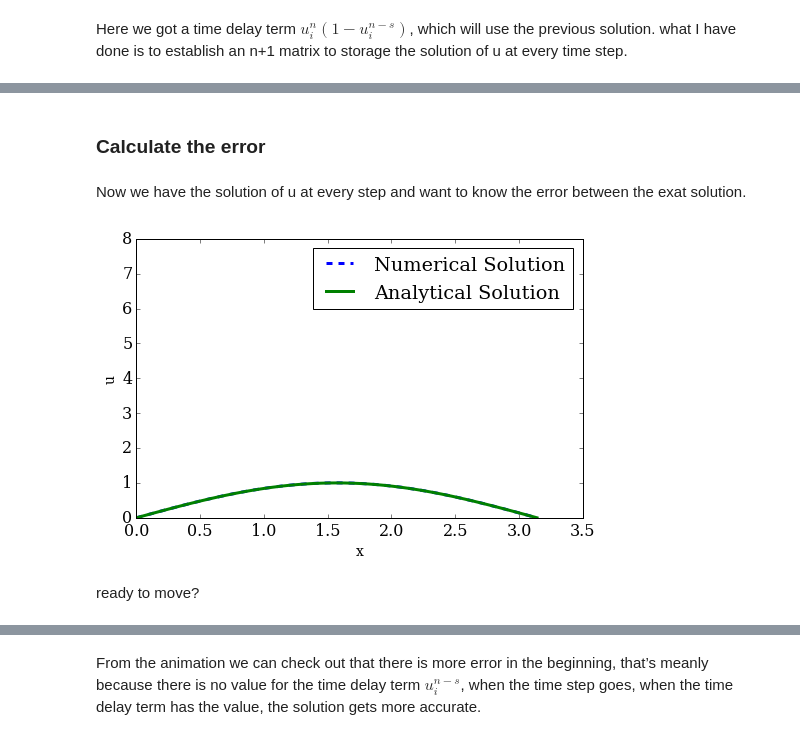
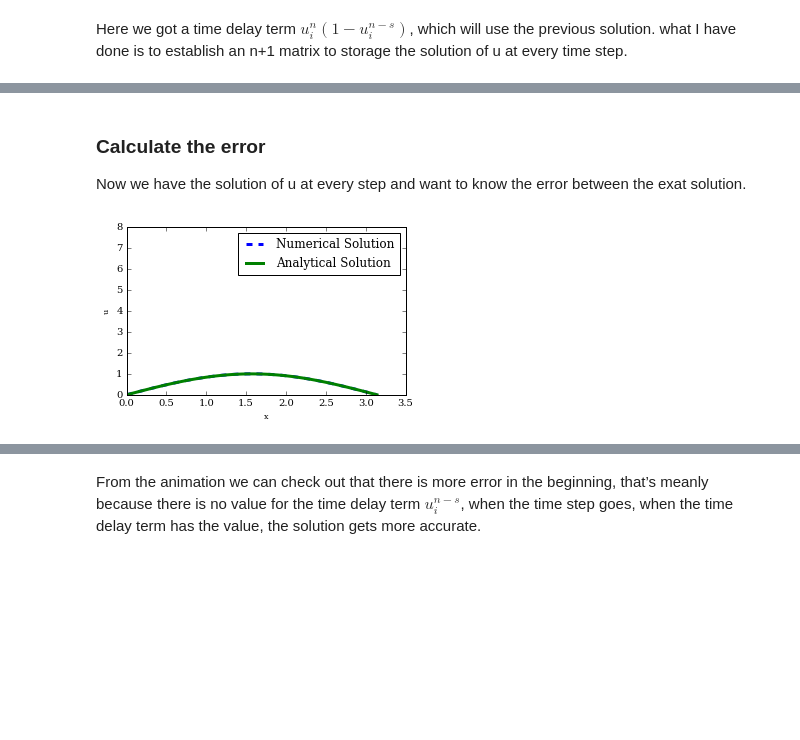
Before and after one commit to numerical-mooc/assignment-bank-2016, a Jupyter notebook: jameswu/Time_Delay_PDE.ipynb, the cells around one changed output, grey strips where cells are left out. Cells and saved outputs as stored; diff of their text form; code cells hidden in the pictures; blank space fills up the shorter version.

```diff
--- a/jameswu/Time_Delay_PDE.ipynb
+++ b/jameswu/Time_Delay_PDE.ipynb
@@ -30,22 +16,16 @@ from matplotlib import rcParams, cm
 from matplotlib import animation
 from IPython.display import HTML
 rcParams['font.family'] = 'serif'
-rcParams['font.size'] = 16
+rcParams['font.size'] = 10
 # %% [markdown]
 Initial conditions setting, don’t forget the stability constraint:$\frac{\Delta t}{\Delta x^2}\leqslant \frac{1}{2}$
 # %%
 #initial conditions
-nt = 1001
-nx = 51
-
-s = 0.1
-T = 2
+nt,nx,s,T = 1001,51,0.1,2
 L = numpy.pi
 dx = L/(nx-1)
 dt = T/(nt-1)
-
 x = numpy.linspace(0, L, nx)
-
 u = numpy.zeros(nx)
 u0 = numpy.sin(x)                  #IC, when t goes to 0
 # %% [markdown]
@@ -55,20 +35,15 @@ def fxt(x,t):
     """solves the solution for f(x,t)
     Parameters:
     ----------
-    x:array of float
-      the position
-    t:float
-      time
-
+    x:array of float, the position
+    t:float, time
     Returns:
     -------
-    fxt: array of float
-         the solution for f(x,t)
+    fxt: array of float, the solution for f(x,t)
     """
     fxt = numpy.exp(t) * numpy.cos(x) + \
           numpy.exp(t) * numpy.sin(t) + \
           numpy.exp(2*t - s) * numpy.sin(x)**2
-
     return fxt
 # %% [markdown]
 Here we got a time delay term $u_{i}^{n}(1 - u_{i}^{n-s})$, which will use the previous solution. what I have done is to establish an n+1 matrix to storage the solution of u at every time step.
@@ -132,43 +83,31 @@ pyplot.legend(['Numerical Solution','Analytical Solution']);
-# %% [markdown]
-### Calculate the error
 # %% [markdown]
+### Calculate the error
 Now we have the solution of u at every step and want to know the error between the exat solution.
 # %%
-fig = pyplot.figure(figsize=(8,5))
+fig = pyplot.figure(figsize=(5,3))
 ax = pyplot.axes(xlim=(0,3.5), ylim=(0,8))
 line = ax.plot([], [], ls='--', lw=3)[0]
 line2 = ax.plot([], [], ls='-', lw=3)[0]
-pyplot.xlabel('x', fontsize=14)
-pyplot.ylabel('u', fontsize=14)
+pyplot.xlabel('x', fontsize=8)
+pyplot.ylabel('u', fontsize=8)
 ax.legend(['Numerical Solution','Analytical Solution'])
-
 unt = numpy.zeros((nt+1,nx))
 u = u0
-
 def time_delay(n):
-
     un = u.copy()
     tn = n-int(s/dt)
-
     u[1:-1] = un[1:-1] + \
               dt/dx**2*(un[2:] - 2*un[1:-1] + un[0:-2]) -\
               dt/dx*(un[2:] - un[1:-1]) + \
               dt*un[1:-1] * (1-unt[tn,1:-1]) + dt*fxt(x,dt*n)[1:-1]
-
     u[0] = 0
     u[-1] = numpy.exp(dt*n)*numpy.sin(L)
     unt[n,:] = u[:]
-
-
     u_exact = numpy.exp(n*dt)*numpy.sin(x)
     line.set_data(x,u)
     line2.set_data(x,u_exact)
-
-
 anim = animation.FuncAnimation(fig, time_delay,frames=nt,interval=10)
 # %% [output]
-[figure, old version]
+[figure, new version]
-# %% [markdown]
-ready to move?
 # %%
 HTML(anim.to_html5_video())
```
Also changed, not shown: parts of 25 cells of this notebook.
